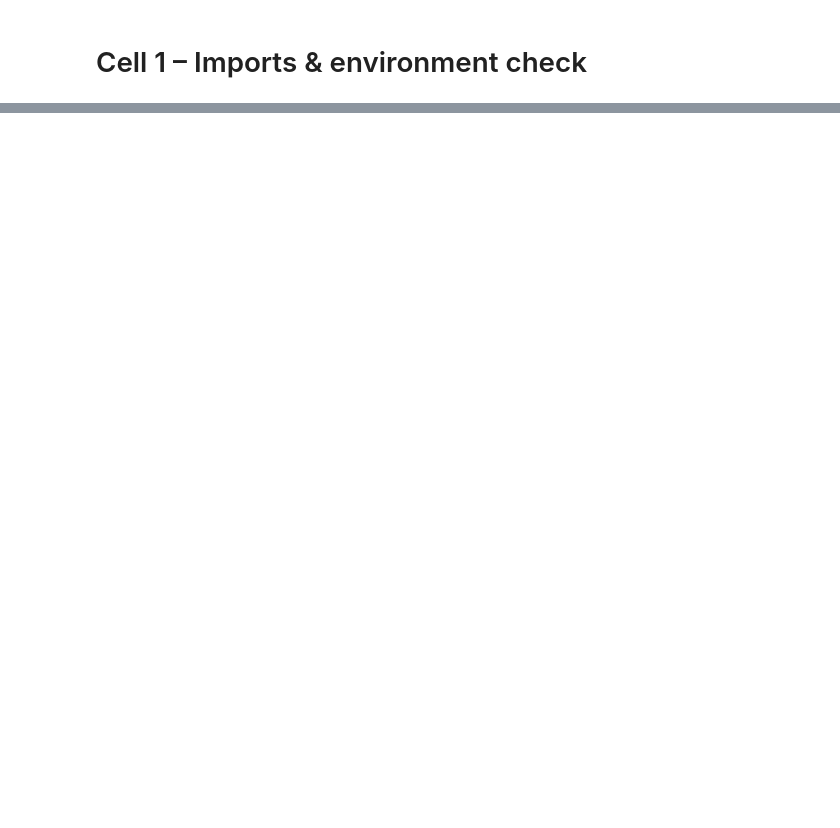
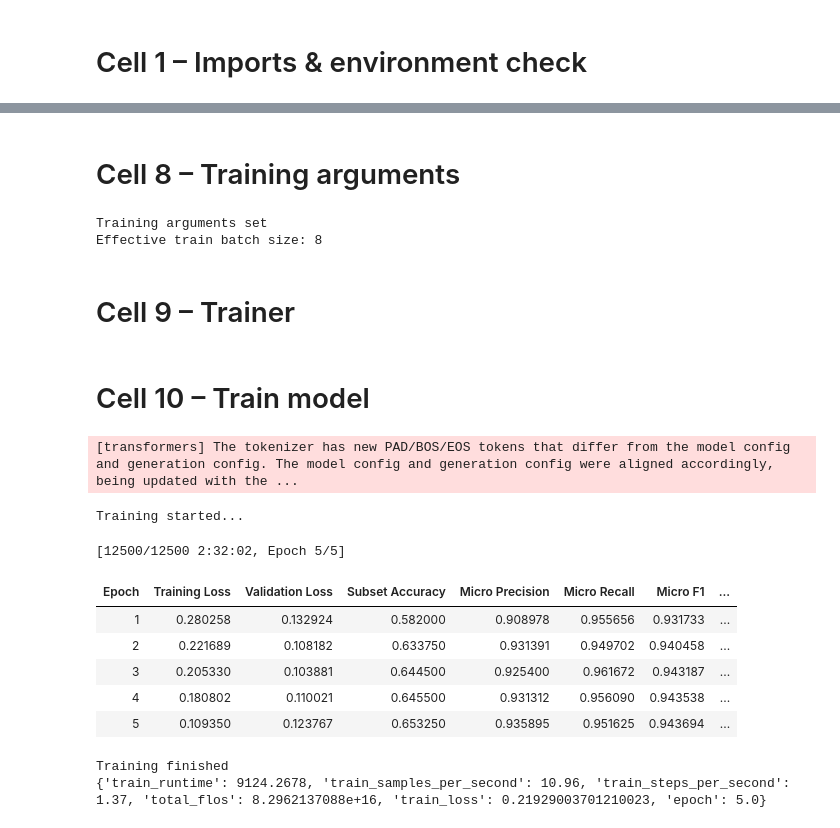
Before and after one commit to ameeryousuf/BPO-Model-Training, a Jupyter notebook: notebooks/6_modelTraining.ipynb, the cells around one changed output, grey strips where cells are left out. Drawn from its saved outputs; the diff is of its cells as text; code cells hidden in the pictures; blank space fills up the shorter version.

Commit message:
Model Trained!

```diff
--- a/notebooks/6_modelTraining.ipynb
+++ b/notebooks/6_modelTraining.ipynb
@@ -735,0 +288,66 @@ for k, v in summary.items():
+# %% [markdown]
+# Cell 8 – Training arguments
+# %%
+training_args = TrainingArguments(
+    output_dir=str(CHECKPOINT_DIR),
+    num_train_epochs=5,
+    per_device_train_batch_size=4,
+    per_device_eval_batch_size=8,
+    gradient_accumulation_steps=2,
+    learning_rate=2e-4,
+    weight_decay=0.01,
+    warmup_steps=100,
+    logging_steps=20,
+    eval_strategy="epoch",
+    save_strategy="epoch",
+    save_total_limit=2,
+    load_best_model_at_end=True,
+    metric_for_best_model="micro_f1",
+    greater_is_better=True,
+    bf16=torch.cuda.is_available(),
+    fp16=False,
+    dataloader_num_workers=0,  # >0 spawns subprocess workers, which reliably crash inside a Windows Jupyter kernel
+    report_to="none",
+    seed=42,
+)
+
+print("Training arguments set")
+print("Effective train batch size:",
+      training_args.per_device_train_batch_size * training_args.gradient_accumulation_steps)
+# %% [output]
+Training arguments set
+Effective train batch size: 8
+# %% [markdown]
+# Cell 9 – Trainer
+# %%
+trainer = Trainer(
+    model=model,
+    args=training_args,
+    train_dataset=train_ds,
+    eval_dataset=eval_ds,
+    processing_class=tokenizer,
+    compute_metrics=compute_metrics,
+    callbacks=[TqdmProgressCallback()],
+)
+# %% [markdown]
+# Cell 10 – Train model
+# %%
+print("Training started...")
+train_result = trainer.train()
+print("Training finished")
+print(train_result.metrics)
+
+with open(DATA_ROOT / "classifier_training_metrics.json", "w") as f:
+    json.dump(train_result.metrics, f, indent=2, default=str)
+# %% [output]
+[transformers] The tokenizer has new PAD/BOS/EOS tokens that differ from the model config and generation config. The model config and generation config were aligned accordingly, being updated with the ...
+Training started...
+[12500/12500 2:32:02, Epoch 5/5]
+| Epoch | Training Loss | Validation Loss | Subset Accuracy | Micro Precision | Micro Recall | Micro F1 | ... |
+| 1 | 0.280258 | 0.132924 | 0.582000 | 0.908978 | 0.955656 | 0.931733 | ... |
+| 2 | 0.221689 | 0.108182 | 0.633750 | 0.931391 | 0.949702 | 0.940458 | ... |
+| 3 | 0.205330 | 0.103881 | 0.644500 | 0.925400 | 0.961672 | 0.943187 | ... |
+| 4 | 0.180802 | 0.110021 | 0.645500 | 0.931312 | 0.956090 | 0.943538 | ... |
+| 5 | 0.109350 | 0.123767 | 0.653250 | 0.935895 | 0.951625 | 0.943694 | ... |
+Training finished
+{'train_runtime': 9124.2678, 'train_samples_per_second': 10.96, 'train_steps_per_second': 1.37, 'total_flos': 8.2962137088e+16, 'train_loss': 0.21929003701210023, 'epoch': 5.0}
```
Also changed, not shown: parts of 58 cells of this notebook, 5 other files.
